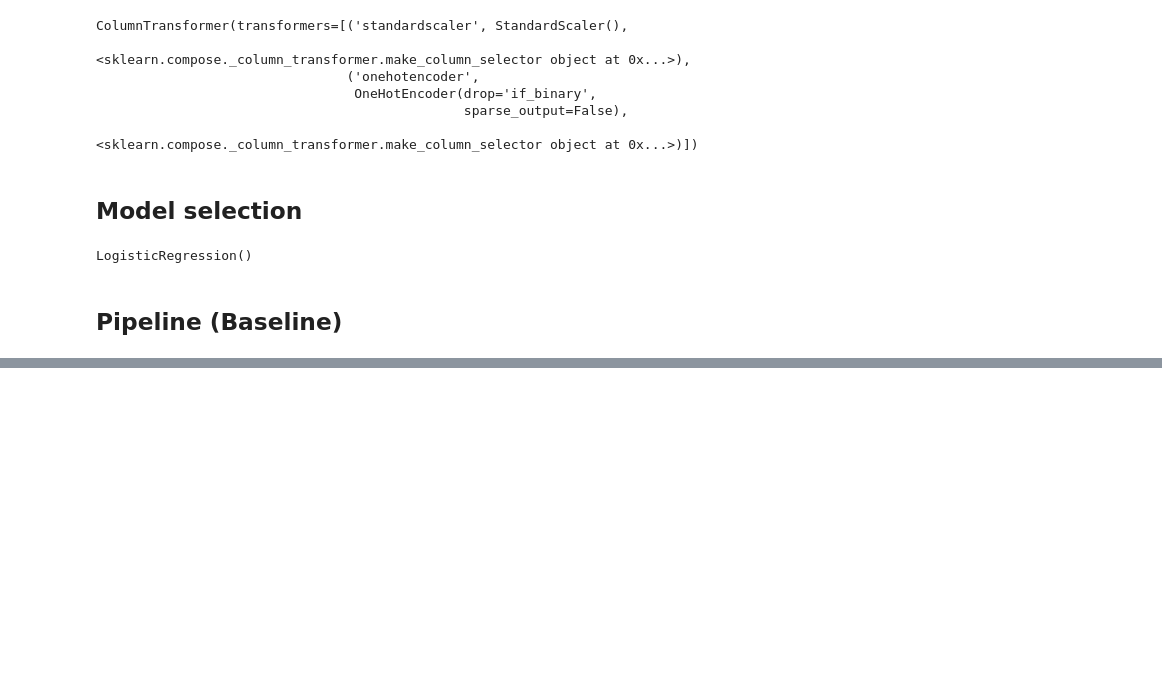
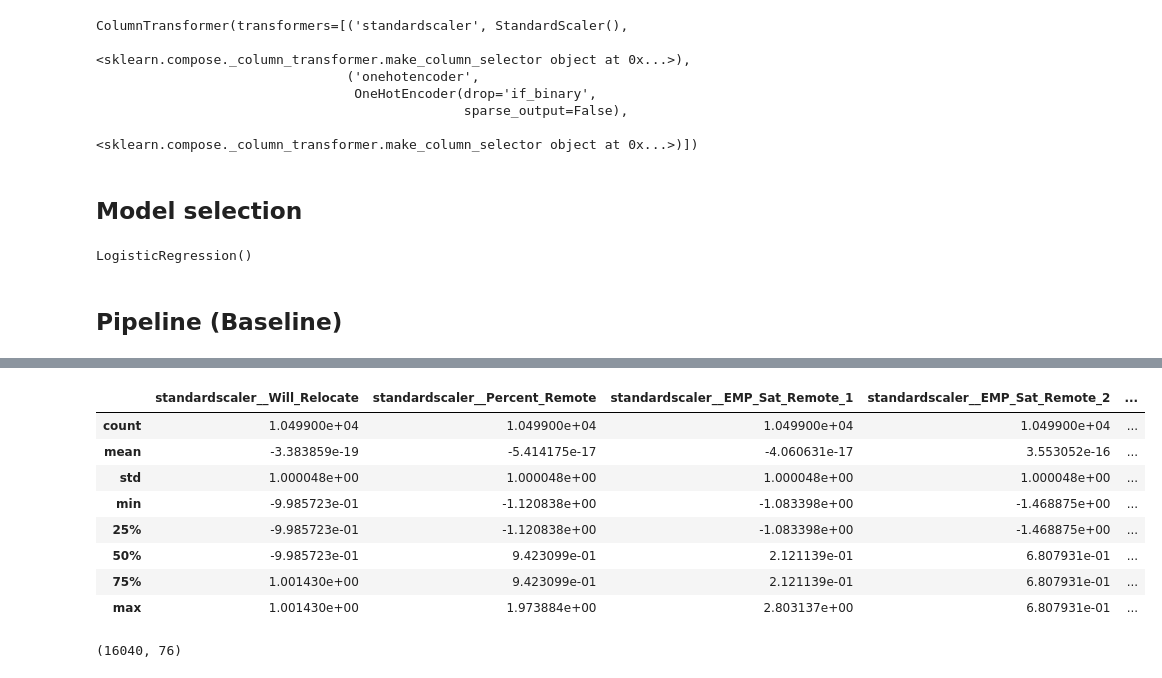
Before and after one commit to Emroullier/hr-data-analytics, a Jupyter notebook: notebooks/logistic_reg_baseline.ipynb, the cells around one changed output, grey strips where cells are left out. Saved outputs shown, nothing was run; the diff lists cells and outputs as text; code cells hidden in the pictures; blank space fills up the shorter version.

```diff
--- a/notebooks/logistic_reg_baseline.ipynb
+++ b/notebooks/logistic_reg_baseline.ipynb
@@ -476,0 +509,12 @@ test.shape
+# %%
+X_train.describe()
+# %% [output]
+|  | standardscaler__Will_Relocate | standardscaler__Percent_Remote | standardscaler__EMP_Sat_Remote_1 | standardscaler__EMP_Sat_Remote_2 | ... |
+| count | 1.049900e+04 | 1.049900e+04 | 1.049900e+04 | 1.049900e+04 | ... |
+| mean | -3.383859e-19 | -5.414175e-17 | -4.060631e-17 | 3.553052e-16 | ... |
+| std | 1.000048e+00 | 1.000048e+00 | 1.000048e+00 | 1.000048e+00 | ... |
+| min | -9.985723e-01 | -1.120838e+00 | -1.083398e+00 | -1.468875e+00 | ... |
+| 25% | -9.985723e-01 | -1.120838e+00 | -1.083398e+00 | -1.468875e+00 | ... |
+| 50% | -9.985723e-01 | 9.423099e-01 | 2.121139e-01 | 6.807931e-01 | ... |
+| 75% | 1.001430e+00 | 9.423099e-01 | 2.121139e-01 | 6.807931e-01 | ... |
+| max | 1.001430e+00 | 1.973884e+00 | 2.803137e+00 | 6.807931e-01 | ... |
@@ -476,0 +525,4 @@ test.shape
+# %%
+X_train_resampled.shape
+# %% [output]
+(16040, 76)
```
Also changed, not shown: parts of 42 cells of this notebook.
